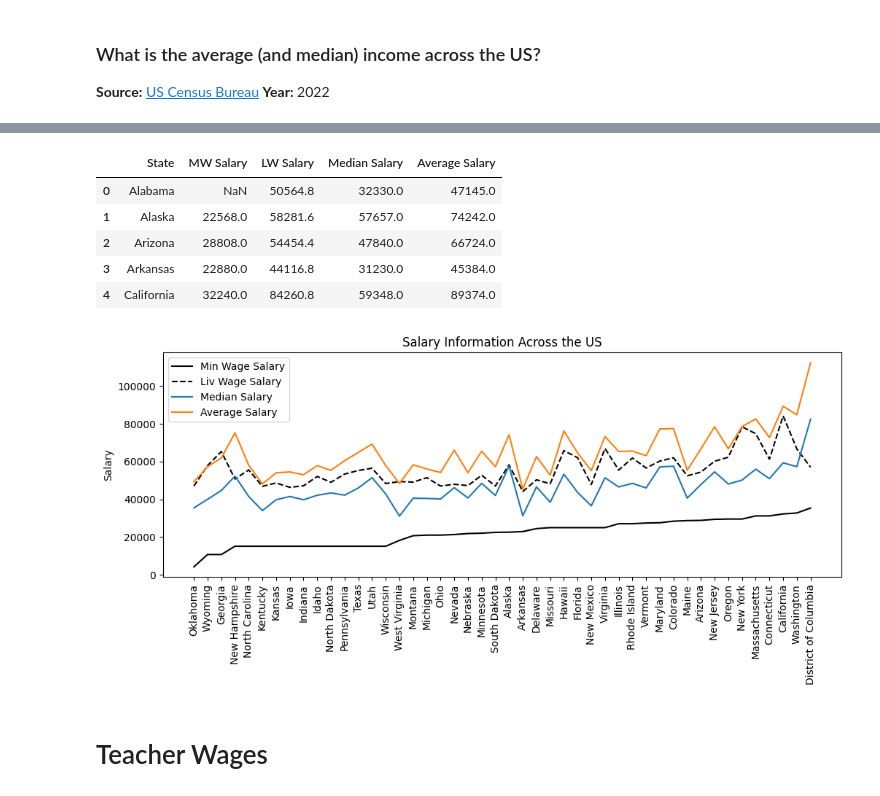
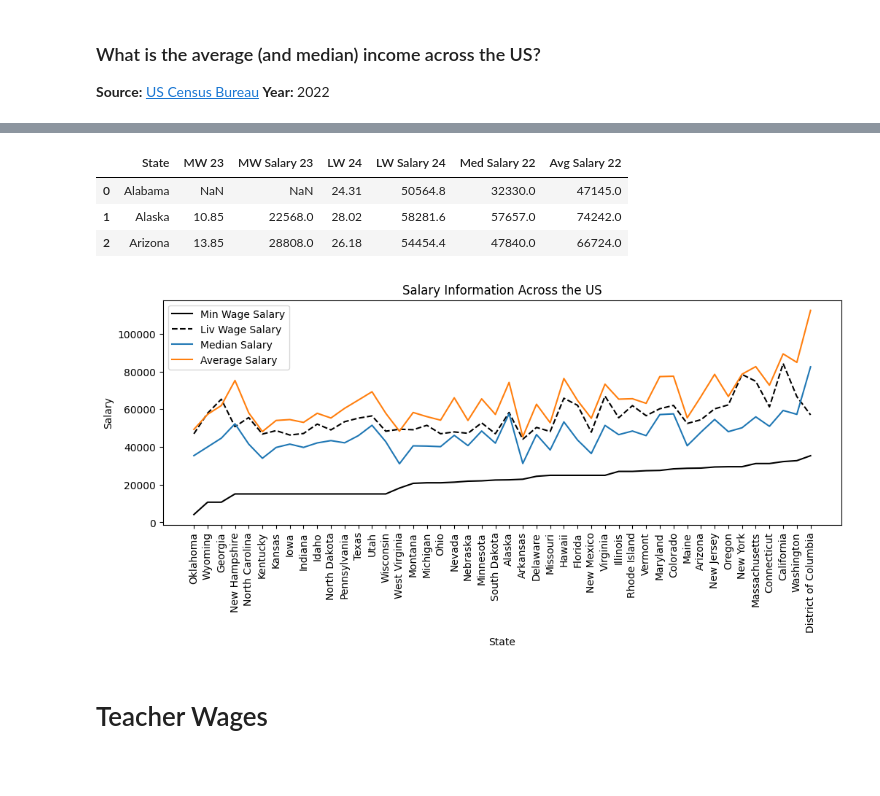
Before and after one commit to savitvitskiy/Salary-Education, a Jupyter notebook: Salaries.ipynb, the cells around one changed output, grey strips where cells are left out. Drawn from its saved outputs; the diff is of its cells as text; code cells hidden in the pictures; blank space fills up the shorter version.

```diff
--- a/Salaries.ipynb
+++ b/Salaries.ipynb
@@ -227,27 +142,51 @@ df_salaries.head()
-# %%
-df_combined = pd.merge(df_combined, df_salaries, left_on='State', right_on='State')
-df_combined.head()
-# %% [output]
-|  | State | MW Salary | LW Salary | Median Salary | Average Salary |
-| 0 | Alabama | NaN | 50564.8 | 32330.0 | 47145.0 |
-| 1 | Alaska | 22568.0 | 58281.6 | 57657.0 | 74242.0 |
-| 2 | Arizona | 28808.0 | 54454.4 | 47840.0 | 66724.0 |
-| 3 | Arkansas | 22880.0 | 44116.8 | 31230.0 | 45384.0 |
-| 4 | California | 32240.0 | 84260.8 | 59348.0 | 89374.0 |
+# %%
+df_salaries = pd.read_csv('Datasets/Average_Income.csv')
+
+# Reduce columns to include only 'non-family' households, exlude margin of error columns.
+df_salaries.drop(df_salaries.columns[~df_salaries.columns.str.contains('Nonfamily households!!Estimate|Label')], axis=1, inplace=True)
+
+# Reduce rows to include income brackets, median, and mean.
+df_salaries = df_salaries[df_salaries['Label (Grouping)'].str.contains('Mean|Median', na=False)]
+
+# Transpose data set.
+df_salaries = df_salaries.set_index('Label (Grouping)').T.reset_index().rename_axis(None, axis=1)
+
+# Name first column 'State,' median salary to 'Med Salary 22,' and mean salary to 'Avg Salary 22.'
+df_salaries = df_salaries.rename(columns={'index': 'State', 'Median income (dollars)': 'Med Salary 22', 'Mean income (dollars)': 'Avg Salary 22'})
+
+# Rename values in 'State' column to just the state.
+df_salaries['State'] = df_salaries['State'].str.replace('!!Nonfamily households!!Estimate', '', regex=True)
+
+# Rename 'United States' value to 'NATIONAL.'
+df_salaries = df_salaries.replace('United States', 'NATIONAL')
+
+# Convert data in 'Median Salary' and 'Average Salary' to numeric values.
+df_salaries['Avg Salary 22'] = df_salaries['Avg Salary 22'].str.replace(',', '', regex=True).astype(float)
+df_salaries['Med Salary 22'] = df_salaries['Med Salary 22'].str.replace(',', '', regex=True).astype(float)
+
+df_combined = pd.merge(df_combined, df_salaries, left_on='State', right_on='State')
+
+df_combined.head(3)
+# %% [output]
+|  | State | MW 23 | MW Salary 23 | LW 24 | LW Salary 24 | Med Salary 22 | Avg Salary 22 |
+| 0 | Alabama | NaN | NaN | 24.31 | 50564.8 | 32330.0 | 47145.0 |
+| 1 | Alaska | 10.85 | 22568.0 | 28.02 | 58281.6 | 57657.0 | 74242.0 |
+| 2 | Arizona | 13.85 | 28808.0 | 26.18 | 54454.4 | 47840.0 | 66724.0 |
 # %%
-df_combined_ORD = df_combined.sort_values(by='MW Salary').dropna()
+df_combined_ORD = df_combined.sort_values(by='MW Salary 23').dropna()
 plt.figure(figsize=(12, 4))
-plt.plot(df_combined_ORD['State'], df_combined_ORD['MW Salary'], color='black', label='Min Wage Salary')
-plt.plot(df_combined_ORD['State'], df_combined_ORD['LW Salary'], color='black', linestyle='--', label='Liv Wage Salary')
-plt.plot(df_combined_ORD['State'], df_combined_ORD['Median Salary'], label='Median Salary')
-plt.plot(df_combined_ORD['State'], df_combined_ORD['Average Salary'], label='Average Salary')
+plt.plot(df_combined_ORD['State'], df_combined_ORD['MW Salary 23'], color='black', label='Min Wage Salary')
+plt.plot(df_combined_ORD['State'], df_combined_ORD['LW Salary 24'], color='black', linestyle='--', label='Liv Wage Salary')
+plt.plot(df_combined_ORD['State'], df_combined_ORD['Med Salary 22'], label='Median Salary')
+plt.plot(df_combined_ORD['State'], df_combined_ORD['Avg Salary 22'], label='Average Salary')
 plt.ylabel('Salary')
+plt.xlabel('State')
 plt.title('Salary Information Across the US')
 plt.xticks(rotation=90)
 plt.legend()
 plt.show()
 # %% [output]
-[figure, old version]
+[figure, new version]
 # %% [markdown]
 # Teacher Wages
 # %% [markdown]
```
Also changed, not shown: parts of 80 cells of this notebook, 12 other files.
